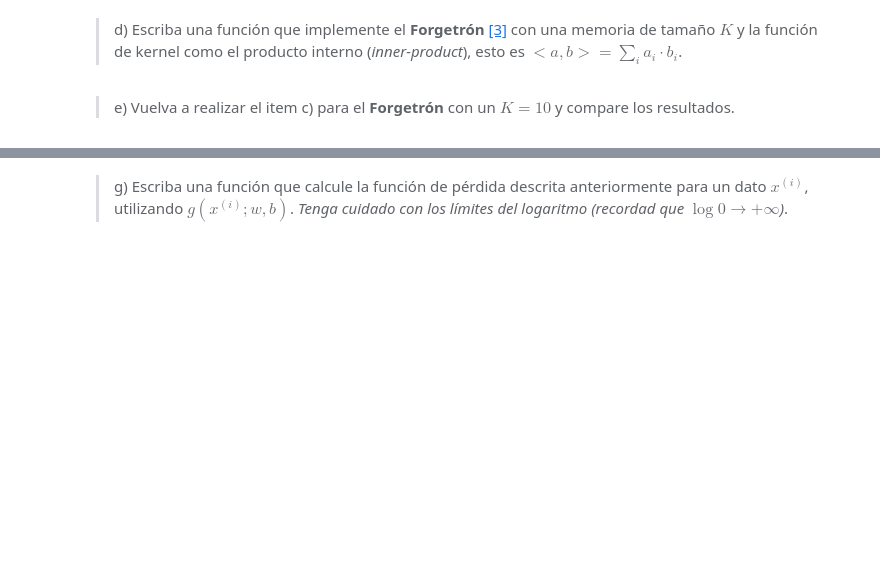
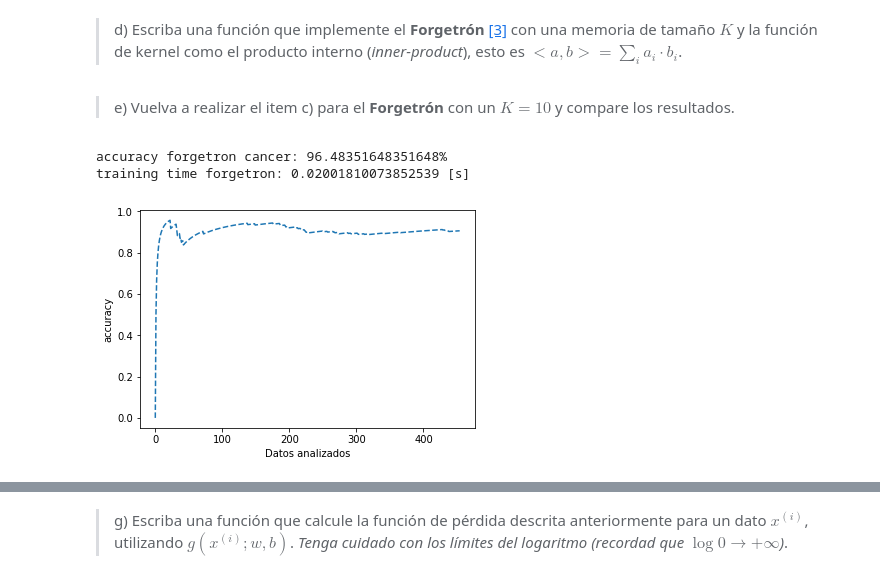
Before and after one commit to GaboPP/Perceptron, a Jupyter notebook: Enunciado.ipynb, the cells around one changed output, grey strips where cells are left out. Cells and saved outputs as stored; diff of their text form; code cells hidden in the pictures; blank space fills up the shorter version.

Commit message:
merge forgetron

```diff
--- a/Enunciado.ipynb
+++ b/Enunciado.ipynb
@@ -181,5 +238,27 @@ accuracy training: 92.96703296703296%
 # %% [markdown]
 > e) Vuelva a realizar el item c) para el **Forgetrón** con un $K=10$ y compare los resultados.
+# %%
+y_train2 = np.where(y_train == 0, -1, y_train) # Change 0's to 1
+n_train = X_train_std.shape[0] # -> 80%  data
+forgetron_cancer = forgetron(10, 0.5)
+forgetron_cancer.update(X_train_std[:n_train,:], y_train2[:n_train])
+
+successes = 0
+for i in range(n_train):
+    if ((forgetron_cancer.predict(X_train_std[i,:]) * y_train2[i]) > 0):
+        successes+=1
+accuracy = successes/n_train
+print(f'accuracy forgetron cancer: {accuracy*100}%')
+print(f'training time forgetron: {forgetron_cancer.time_training} [s]')
+forgetron_cancer.acc_training
+plt.plot(forgetron_cancer.acc_training,'--')
+plt.xlabel('Datos analizados')
+plt.ylabel('accuracy')
+plt.show()
+# %% [output]
+accuracy forgetron cancer: 96.48351648351648%
+training time forgetron: 0.02001810073852539 [s]
+[figure, added]
 # %% [markdown]
 ##### ¿Qué sucede al variar la función objetivo del problema?
 Si utilizáramos la función de pérdida *binary cross entropy*, que castiga de manera suave los valores en que se equivoca el modelo a través de que el valor de salida sea una confiabilidad $g(x; w,b) \in [0,1]$.
```
Also changed, not shown: parts of 8 cells of this notebook.
